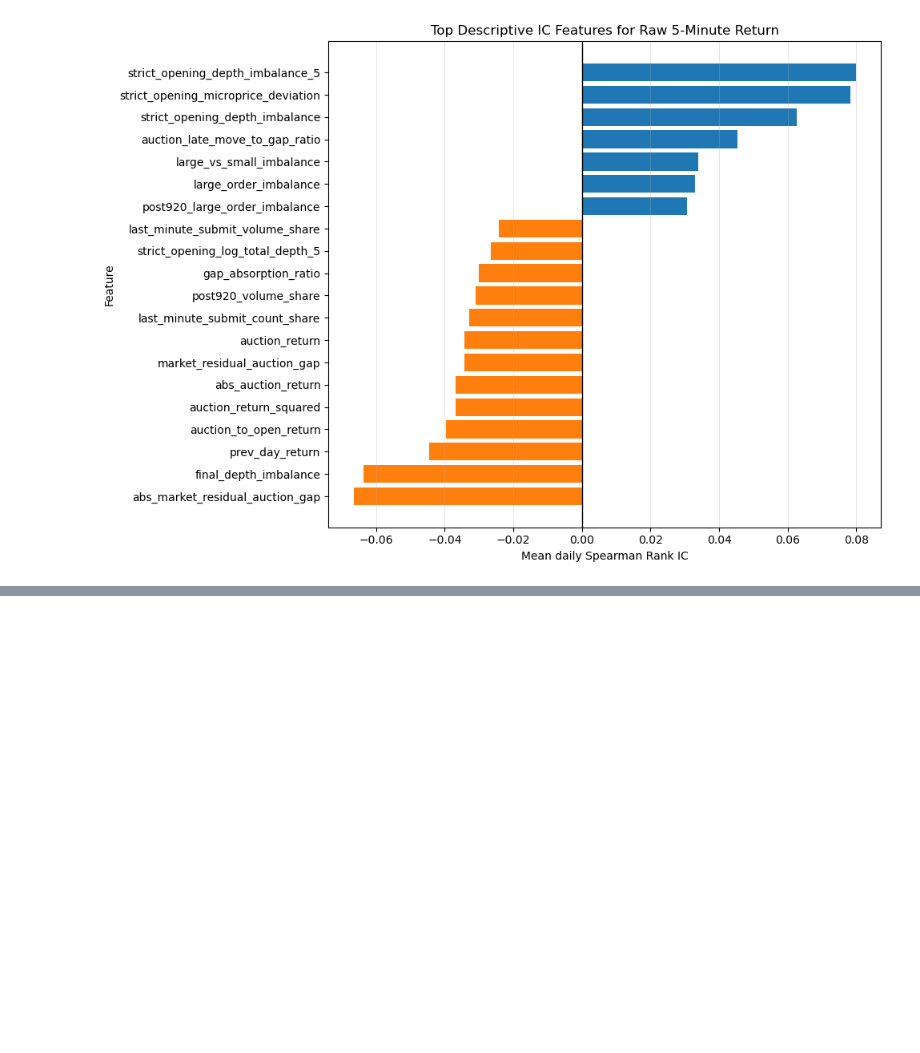
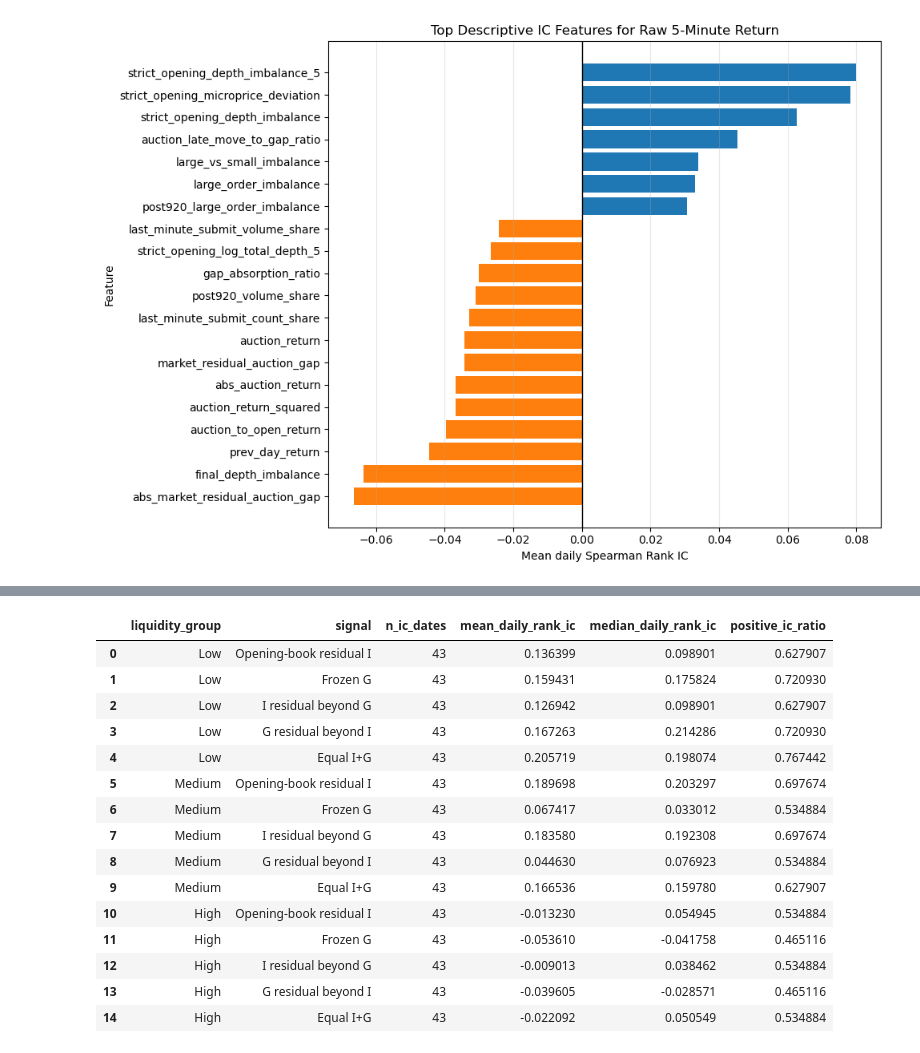
Before and after one commit to xiyuanzhu926/level2-research, a Jupyter notebook: level2-research/notebooks/05_5min_return_strict_0930_0935_next_research.ipynb, the cells around one changed output, grey strips where cells are left out. Drawn from its saved outputs; the diff is of its cells as text; code cells hidden in the pictures; blank space fills up the shorter version.

```diff
--- a/level2-research/notebooks/05_5min_return_strict_0930_0935_next_research.ipynb
+++ b/level2-research/notebooks/05_5min_return_strict_0930_0935_next_research.ipynb
@@ -17833,0 +9470,89 @@ Direction accuracy and magnitude correlation are diagnostic outputs from the sam
+# %%
+# 12.6 Liquidity diagnostics and conservative handoff.
+assert "daily_liquidity_group_x" in innovation_g_df.columns
+liquidity_rows_12 = []
+for liquidity, group in innovation_g_df.groupby(
+    "daily_liquidity_group_x", observed=True, sort=True
+):
+    for signal, column in {
+        "Opening-book residual I": "I_opening_book_residual_rank_score",
+        "Frozen G": "G_frozen_rank_score",
+        "I residual beyond G": "I_residual_beyond_G_12",
+        "G residual beyond I": "G_residual_beyond_I_12",
+        "Equal I+G": "I_plus_G_equal_score",
+    }.items():
+        daily_ic = _a11_daily_corr(group, column, TARGET_X)
+        liquidity_rows_12.append({
+            "liquidity_group": str(liquidity),
+            "signal": signal,
+            "n_ic_dates": daily_ic["date"].nunique(),
+            "mean_daily_rank_ic": daily_ic["daily_rank_ic"].mean(),
+            "median_daily_rank_ic": daily_ic["daily_rank_ic"].median(),
+            "positive_ic_ratio": (daily_ic["daily_rank_ic"] > 0).mean(),
+        })
+innovation_g_liquidity_summary_12 = pd.DataFrame(liquidity_rows_12)
+
+g_residual_row_12 = innovation_g_independence_summary_12.loc[
+    innovation_g_independence_summary_12["signal"]
+    == "G residual beyond I"
+].iloc[0]
+ig_increment_row_12 = innovation_g_paired_tests_12.loc[
+    innovation_g_paired_tests_12["comparison"]
+    == "Equal I+G minus Opening-book residual I"
+].iloc[0]
+g_parallel_development_pass_12 = bool(
+    (g_residual_row_12["mean_daily_rank_ic"] > 0)
+    and (g_residual_row_12["probability_mean_ic_positive"] >= 0.90)
+    and (ig_increment_row_12["mean_daily_ic_increment"] > 0)
+    and (ig_increment_row_12["probability_increment_positive"] >= 0.90)
+)
+
+innovation_g_handoff_12 = pd.DataFrame([
+    {
+        "item": "Core baseline",
+        "decision": "Raw A",
+        "status": "Frozen",
+    },
+    {
+        "item": "Primary A upgrade",
+        "decision": "Opening-book residual I",
+        "status": "Frozen development candidate",
+    },
+    {
+        "item": "G role",
+        "decision": (
+            "Parallel development candidate"
+            if g_parallel_development_pass_12
+            else "Price-location condition / diagnostic candidate"
+        ),
+        "status": "Future holdout required",
+    },
+    {
+        "item": "Combination",
+        "decision": "Equal I+G",
+        "status": "Pre-registered challenger; no weight tuning",
+    },
+])
+
+display(innovation_g_liquidity_summary_12)
+display(pd.DataFrame({
+    "g_parallel_development_pass": [g_parallel_development_pass_12]
+}))
+display(innovation_g_handoff_12)
+# %% [output]
+|  | liquidity_group | signal | n_ic_dates | mean_daily_rank_ic | median_daily_rank_ic | positive_ic_ratio |
+| 0 | Low | Opening-book residual I | 43 | 0.136399 | 0.098901 | 0.627907 |
+| 1 | Low | Frozen G | 43 | 0.159431 | 0.175824 | 0.720930 |
+| 2 | Low | I residual beyond G | 43 | 0.126942 | 0.098901 | 0.627907 |
+| 3 | Low | G residual beyond I | 43 | 0.167263 | 0.214286 | 0.720930 |
+| 4 | Low | Equal I+G | 43 | 0.205719 | 0.198074 | 0.767442 |
+| 5 | Medium | Opening-book residual I | 43 | 0.189698 | 0.203297 | 0.697674 |
+| 6 | Medium | Frozen G | 43 | 0.067417 | 0.033012 | 0.534884 |
+| 7 | Medium | I residual beyond G | 43 | 0.183580 | 0.192308 | 0.697674 |
+| 8 | Medium | G residual beyond I | 43 | 0.044630 | 0.076923 | 0.534884 |
+| 9 | Medium | Equal I+G | 43 | 0.166536 | 0.159780 | 0.627907 |
+| 10 | High | Opening-book residual I | 43 | -0.013230 | 0.054945 | 0.534884 |
+| 11 | High | Frozen G | 43 | -0.053610 | -0.041758 | 0.465116 |
+| 12 | High | I residual beyond G | 43 | -0.009013 | 0.038462 | 0.534884 |
+| 13 | High | G residual beyond I | 43 | -0.039605 | -0.028571 | 0.465116 |
+| 14 | High | Equal I+G | 43 | -0.022092 | 0.050549 | 0.534884 |
```
Also changed, not shown: parts of 354 cells of this notebook, 10 other files.
